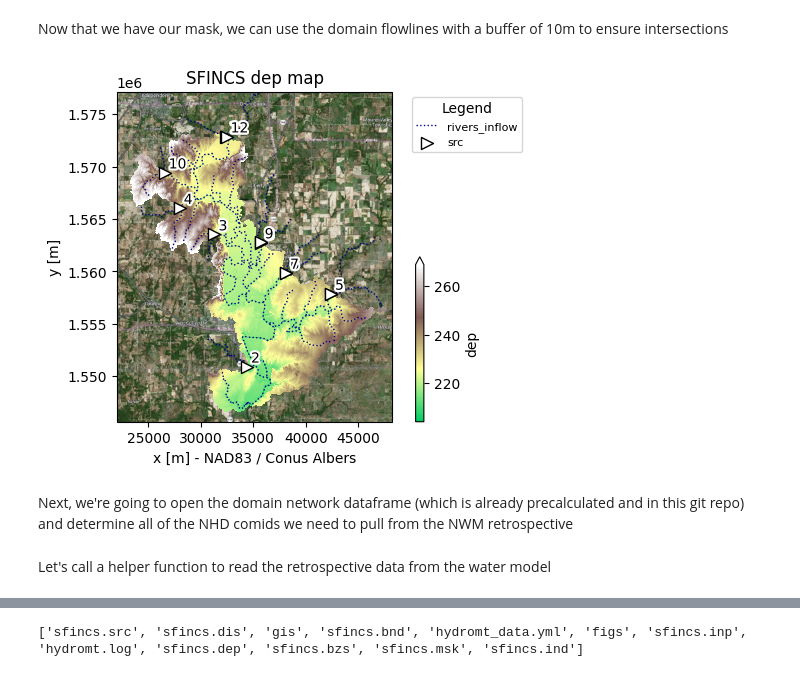
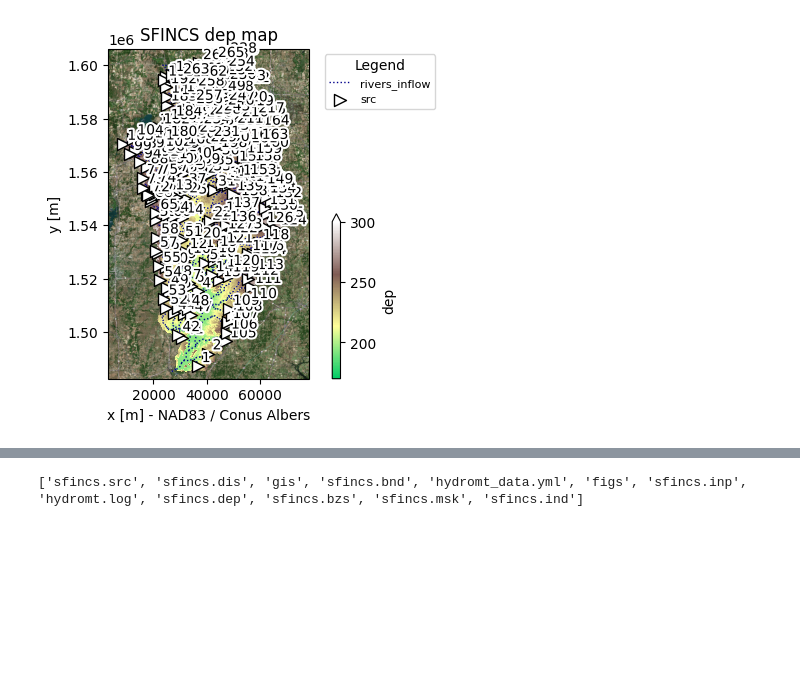
Before and after one commit to NGWPC/near_real-time_sfincs, a Jupyter notebook: notebooks/01_build_sfincs_from_nwm.ipynb, the cells around one changed output, grey strips where cells are left out. Saved outputs shown, nothing was run; the diff lists cells and outputs as text; code cells hidden in the pictures; blank space fills up the shorter version.

```diff
--- a/notebooks/01_build_sfincs_from_nwm.ipynb
+++ b/notebooks/01_build_sfincs_from_nwm.ipynb
@@ -141,3 +90,8 @@ _ = sf.plot_basemap(variable="msk", plot_bounds=True, bmap="sat", zoomlevel=12)
+# %%
+file_path = "../data/vpu_11.gpkg"
+end_node = intersection.sort_values("tot_drainage_areasqkm" ,ascending=True).iloc[-1]["toid"]
+nexus = gpd.read_file(file_path, layer="nexus")
+downstream_nexus = nexus[nexus["id"] == end_node]
 # %%
 sf.setup_mask_bounds(btype="waterlevel", include_mask=downstream_nexus, reset_bounds=True)
 fig, ax = sf.plot_basemap(variable="msk", plot_bounds=True, zoomlevel=12)
@@ -146,14 +100,43 @@ fig, ax = sf.plot_basemap(variable="msk", plot_bounds=True, zoomlevel=12)
-# %% [markdown]
-Now that we have our mask, we can use the domain flowlines with a buffer of 10m to ensure intersections
+# %%
+
+flowlines = gpd.read_file(file_path, layer="flowpaths")
+# flowpath_attributes = hydrofabric.get_layer(file_path, layer="flowpath-attributes")
+
+# G = hydrofabric.get_hydrofabric_vpu_graph(nexus, flowlines)
+
+# start_node = "nex-2185393"
+# end_node = "nex-2185398"
+# path = nx.shortest_path(G, start_node, end_node)
+
+# mask_flowlines = flowlines["id"].isin(path) | flowlines["toid"].isin(path) & (flowlines["toid"] != end_node)
+# mask_nexus = nexus["id"].isin(path) | nexus["toid"].isin(path) & (nexus["id"] != end_node)
+# mask_divides = divides["id"].isin(path) | divides["toid"].isin(path)
+# mask_attributes = flowpath_attributes["id"].isin(path)
+
+# _subset_nexus = nexus[mask_nexus]
+# _subset_flowlines = flowlines[mask_flowlines]
+# downstream_nexus = nexus[nexus["id"] == end_node]
+
+# domain_nexus = nexus[
+#     nexus["toid"].isin(_subset_flowlines["id"]) |
+#     (nexus["id"].isin(path) | nexus["toid"].isin(path) & (nexus["id"] != end_node))
+# ]
+# domain_flowlines = flowlines[flowlines["toid"].isin(domain_nexus["id"])]
+# domain_divides = divides[mask_divides]
+
+# _subset_nexus.to_file(data_path / "domain_nexus.gpkg", driver='GPKG')
+# _subset_flowlines.to_file(data_path / "domain_flowlines.gpkg", driver='GPKG')
+# _subset_divides.to_file(data_path / "domain_divides.gpkg", driver='GPKG')
+# downstream_nexus.to_file(data_path / "downstream_nexus.gpkg", driver='GPKG')
 # %%
 sf.setup_river_inflow(
-    rivers=domain_flowlines,
-    buffer=10,
-    keep_rivers_geom=True
+    rivers=flowlines,
+    buffer=0.9,
+    river_width=10,
+    keep_rivers_geom=True,
+    src_type="headwater"
 )
 # print(sf.config)
 fig, ax = sf.plot_basemap(variable="dep", plot_bounds=False, bmap="sat", zoomlevel=12)
 # %% [output]
-[figure, old version]
+[figure, new version]
-# %% [markdown]
-Next, we're going to open the domain network dataframe (which is already precalculated and in this git repo) and determine all of the  NHD comids we need to pull from the NWM retrospective
@@ -173,2 +172,0 @@ np.save(Path.cwd() / "../data/NWM/coffeyville_feature_ids.npy", all_comids)
-# %% [markdown]
-Let's call a helper function to read the retrospective data from the water model
```
Also changed, not shown: parts of 29 cells of this notebook, 1 other file.
